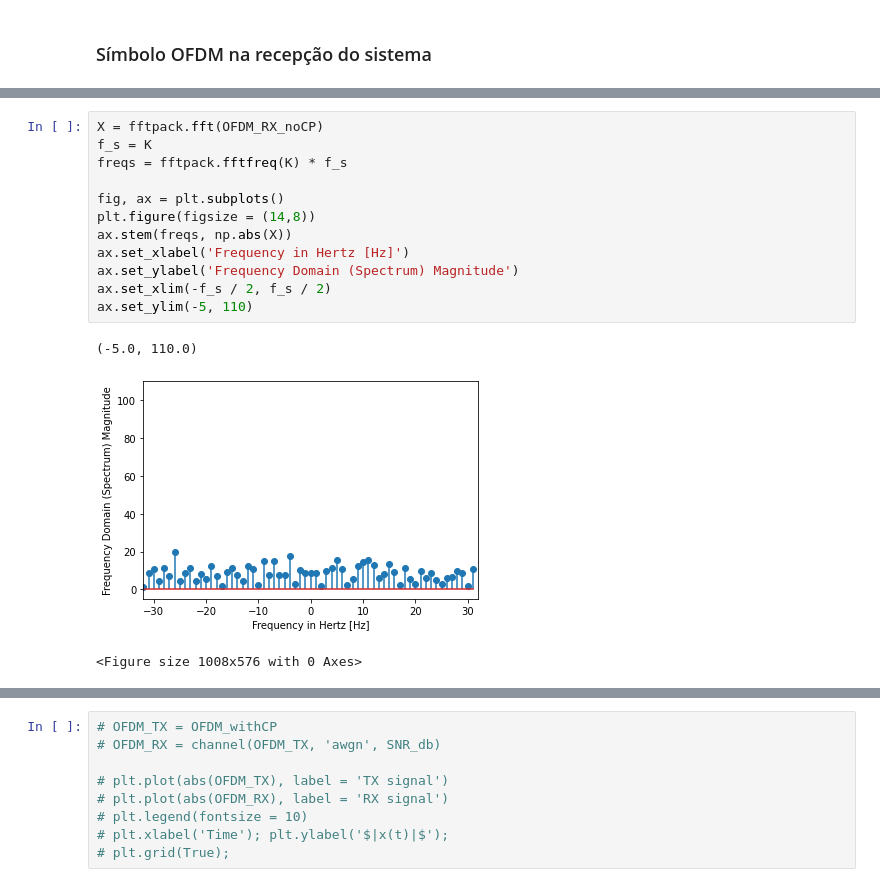
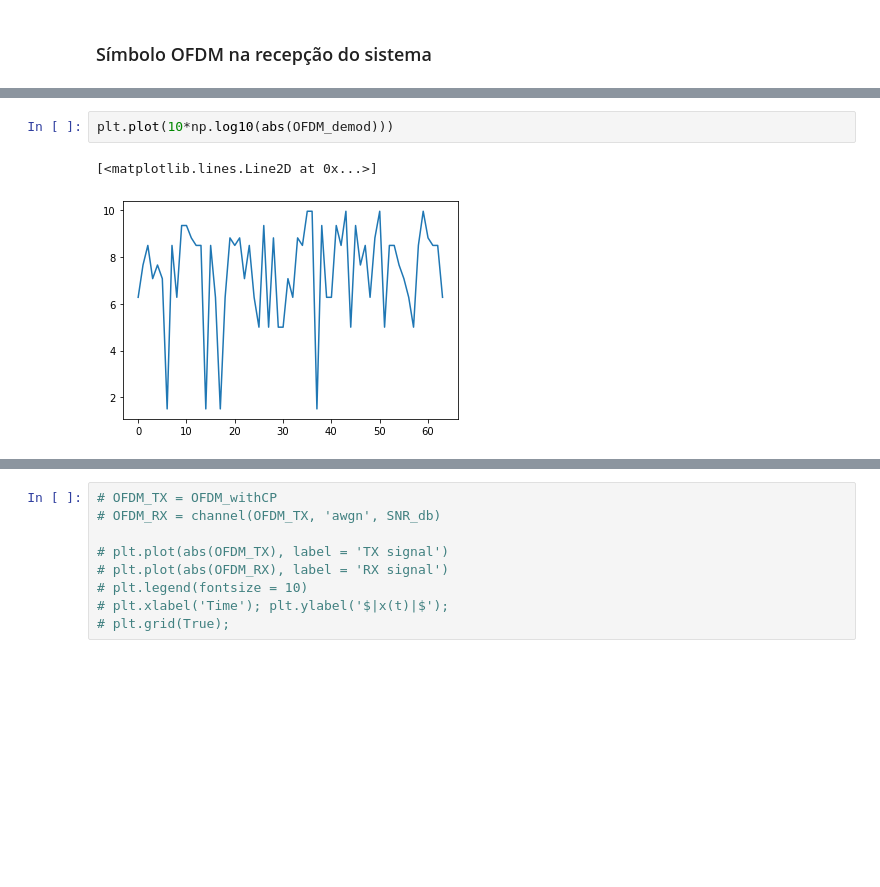
Before and after one commit to wevertonmm/TCC-OFDM-system, a Jupyter notebook: TCC_OFDM_system.ipynb, the cells around one changed output, grey strips where cells are left out. Drawn from its saved outputs; the diff is of its cells as text; blank space fills up the shorter version.

```diff
--- a/TCC_OFDM_system.ipynb
+++ b/TCC_OFDM_system.ipynb
@@ -431,18 +451,7 @@ for snr in np.arange(0, 1, 1):
-# %%
-X = fftpack.fft(OFDM_RX_noCP)
-f_s = K
-freqs = fftpack.fftfreq(K) * f_s
-
-fig, ax = plt.subplots()
-plt.figure(figsize = (14,8))
-ax.stem(freqs, np.abs(X))
-ax.set_xlabel('Frequency in Hertz [Hz]')
-ax.set_ylabel('Frequency Domain (Spectrum) Magnitude')
-ax.set_xlim(-f_s / 2, f_s / 2)
-ax.set_ylim(-5, 110)
-# %% [output]
-(-5.0, 110.0)
-[figure, removed]
-<Figure size 1008x576 with 0 Axes>
+# %%
+plt.plot(10*np.log10(abs(OFDM_demod)))
+# %% [output]
+[<matplotlib.lines.Line2D at 0x...>]
+[figure, added]
 # %%
 #     # ----------- PLOT ------------
```
Also changed, not shown: parts of 15 cells of this notebook.
